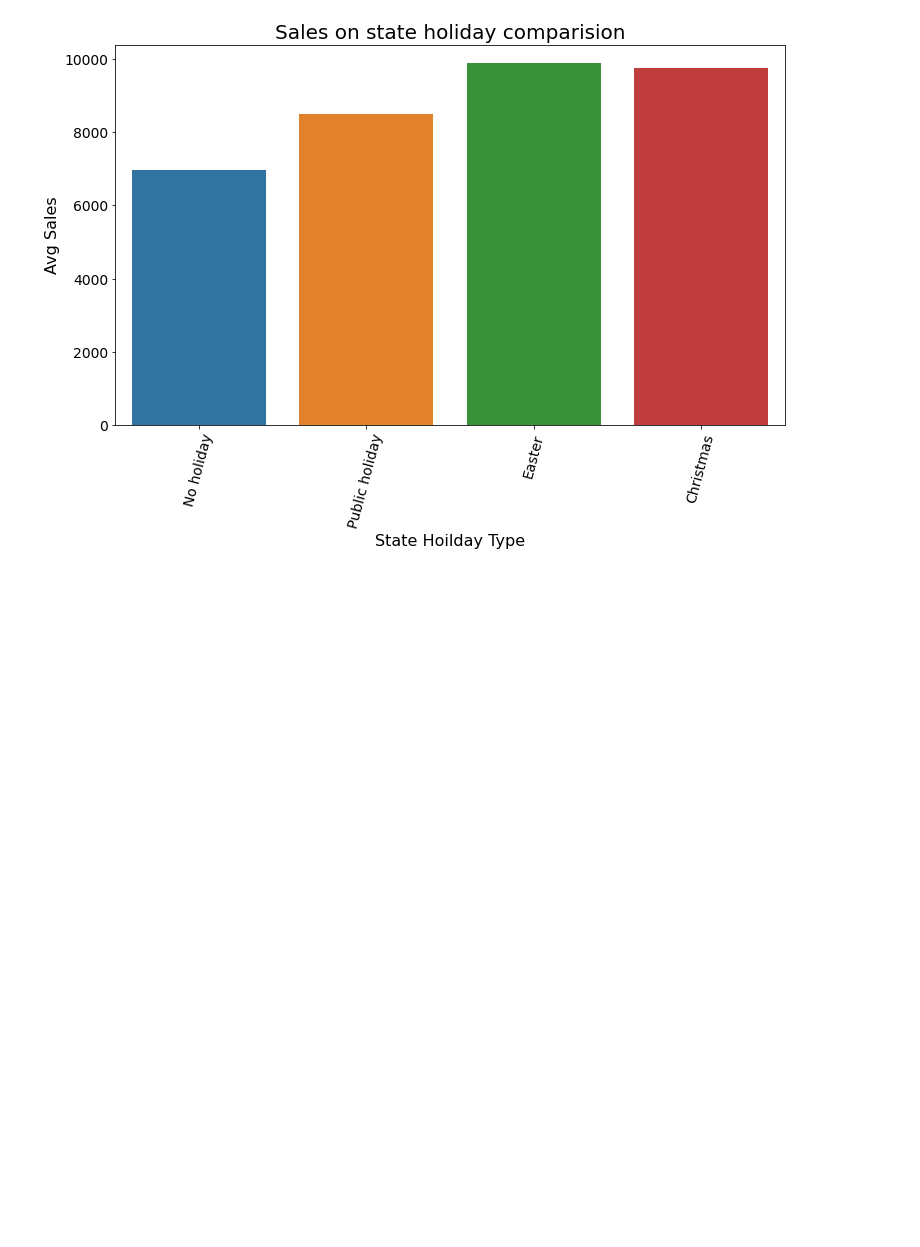
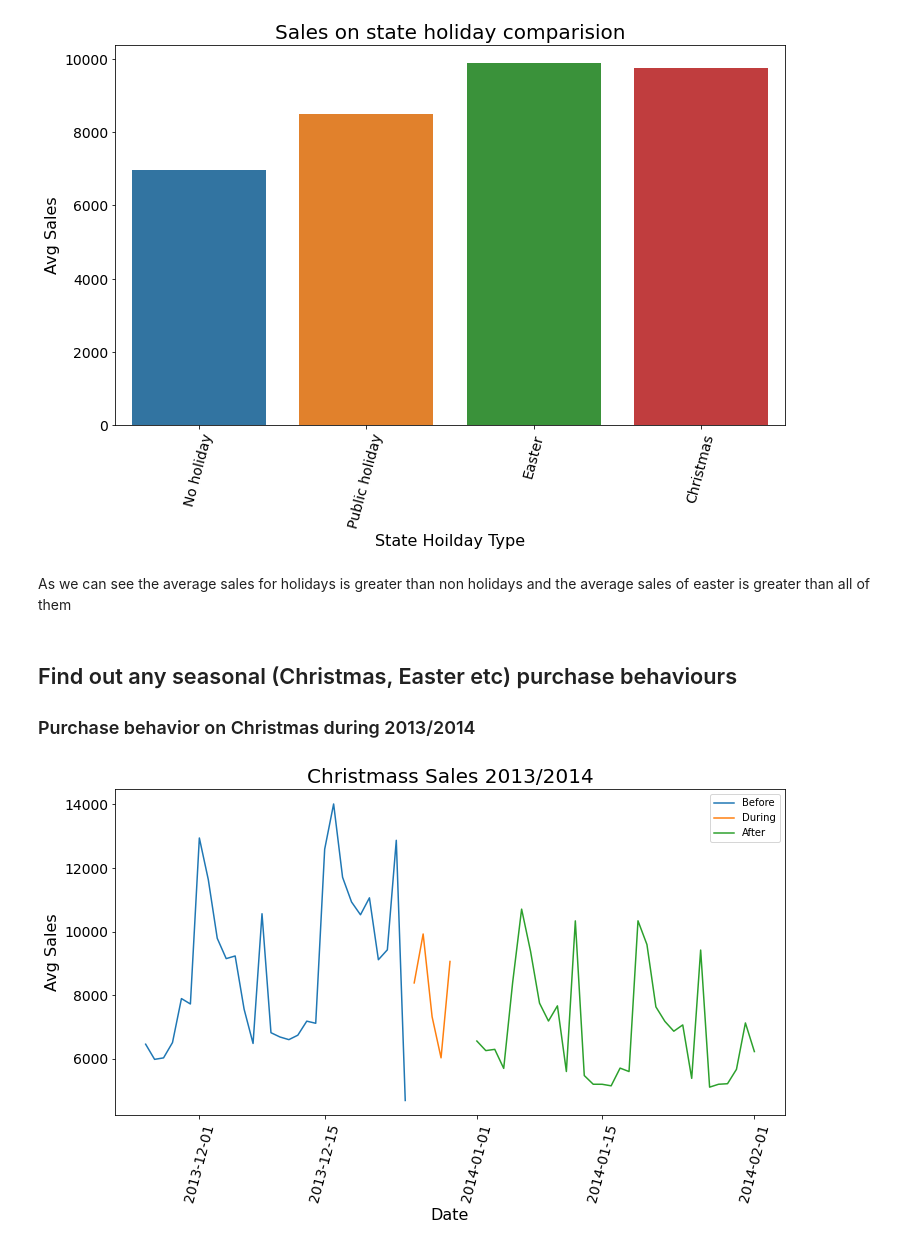
Before and after one commit to nebasam/Forecasting-Sales, a Jupyter notebook: notebooks/data_exploration.ipynb, the cells around one changed output. Saved outputs shown, nothing was run; the diff lists cells and outputs as text; code cells hidden in the pictures; blank space fills up the shorter version.

Commit message:
computes seasonal purchase behaviour

```diff
--- a/notebooks/data_exploration.ipynb
+++ b/notebooks/data_exploration.ipynb
@@ -359,3 +359,34 @@ train_store_holiday = train_store_holiday.rename(index={'0': 'No holiday', 'a':
 plot.plot_bar(train_store_holiday, train_store_holiday.index, 'Sales', 'Sales on state holiday comparision','State Hoilday Type', 'Avg Sales')
 # %% [output]
 [figure]
+# %% [markdown]
+As we can see the average sales for holidays is greater than non holidays and the average sales of easter is greater than all of them
+# %% [markdown]
+##  Find out any seasonal (Christmas, Easter etc) purchase behaviours
+
+### Purchase behavior on Christmas during 2013/2014
+# %%
+before_index = (df_train_store["Date"] >= pd.to_datetime("2013-11-25")) & (df_train_store["Date"] < pd.to_datetime("2013-12-25"))
+before_xmass = df_train_store[before_index].groupby("Date").agg({"Sales": "mean"})
+
+during_index = (df_train_store["Date"] >= pd.to_datetime("2013-12-25")) & (df_train_store["Date"] < pd.to_datetime("2013-12-30"))
+during_xmass = df_train_store[during_index].groupby("Date").agg({"Sales": "mean"})
+
+after_index = (df_train_store["Date"] >= pd.to_datetime("2014-01-01")) & (df_train_store["Date"] < pd.to_datetime("2014-02-02"))
+after_xmass = df_train_store[after_index].groupby("Date").agg({"Sales": "mean"})
+
+
+plt.figure(figsize=(12, 6))
+
+sns.lineplot(x = before_xmass.index, y = before_xmass["Sales"], label='Before')
+sns.lineplot(x = during_xmass.index, y = during_xmass["Sales"], label='During')
+sns.lineplot(x = after_xmass.index, y = after_xmass["Sales"], label='After')
+
+plt.title("Christmass Sales 2013/2014", size=20)
+plt.xticks(rotation=75, fontsize=14)
+plt.yticks(fontsize=14)
+plt.xlabel(xlabel="Date", fontsize=16)
+plt.ylabel(ylabel="Avg Sales", fontsize=16)
+plt.show()
+# %% [output]
+[figure, added]
```
Also changed, not shown: parts of 4 cells of this notebook, 1 other file.
